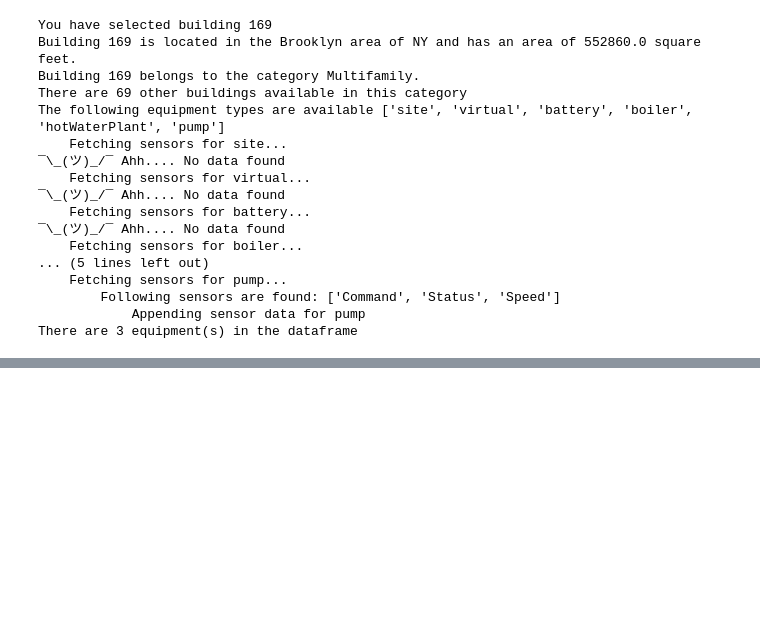
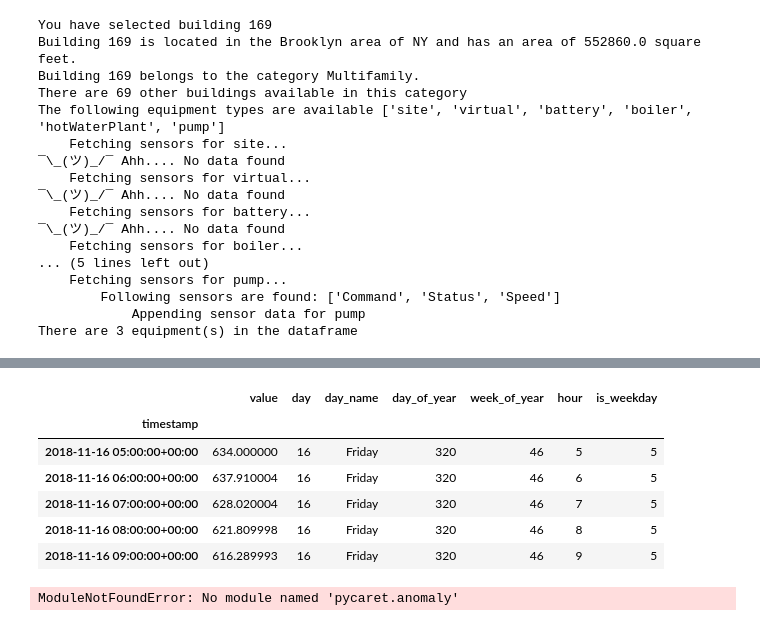
Before and after one commit to SB-Chalmers/SB_rtem_hackathon, a Jupyter notebook: RTEM Dashboard.ipynb, the cells around one changed output, grey strips where cells are left out. Drawn from its saved outputs; the diff is of its cells as text; code cells hidden in the pictures; blank space fills up the shorter version.

Commit message:
Started anomaly detection

```diff
--- a/RTEM Dashboard.ipynb
+++ b/RTEM Dashboard.ipynb
@@ -407,0 +421,10 @@ sensors[0].plot()
+# %%
+col_name = sensors[1].columns.to_list()[0]
+# %%
+#Simplifying the dataset
+data = sensors[1].rename(columns={col_name:"value"})[["value"]].reset_index()
+data['timestamp'] = pd.to_datetime(data['timestamp'])
+# %%
+# creating moving averages
+data['MA48'] = data['value'].rolling(48).mean()
+data['MA336'] = data['value'].rolling(336).mean()
@@ -407,0 +436,31 @@ sensors[0].plot()
+# %%
+# Data prep
+
+# drop moving-average columns
+data.drop(['MA48', 'MA336'], axis=1, inplace=True)
+# set timestamp to index
+data.set_index('timestamp', drop=True, inplace=True)
+# resample timeseries to hourly
+data = data.resample('H').sum()
+# creature features from date
+data['day'] = [i.day for i in data.index]
+data['day_name'] = [i.day_name() for i in data.index]
+data['day_of_year'] = [i.dayofyear for i in data.index]
+data['week_of_year'] = [i.weekofyear for i in data.index]
+data['hour'] = [i.hour for i in data.index]
+data['is_weekday'] = [i.isoweekday() for i in data.index]
+data.head()
+# %% [output]
+|  | value | day | day_name | day_of_year | week_of_year | hour | is_weekday |
+| timestamp |  |  |  |  |  |  |  |
+| 2018-11-16 05:00:00+00:00 | 634.000000 | 16 | Friday | 320 | 46 | 5 | 5 |
+| 2018-11-16 06:00:00+00:00 | 637.910004 | 16 | Friday | 320 | 46 | 6 | 5 |
+| 2018-11-16 07:00:00+00:00 | 628.020004 | 16 | Friday | 320 | 46 | 7 | 5 |
+| 2018-11-16 08:00:00+00:00 | 621.809998 | 16 | Friday | 320 | 46 | 8 | 5 |
+| 2018-11-16 09:00:00+00:00 | 616.289993 | 16 | Friday | 320 | 46 | 9 | 5 |
+# %%
+# init setup
+from pycaret.anomaly import *
+s = setup(data, session_id = 123)
+# %% [output]
+ModuleNotFoundError: No module named 'pycaret.anomaly'
```
Also changed, not shown: parts of 5 cells of this notebook, 1 other file.
